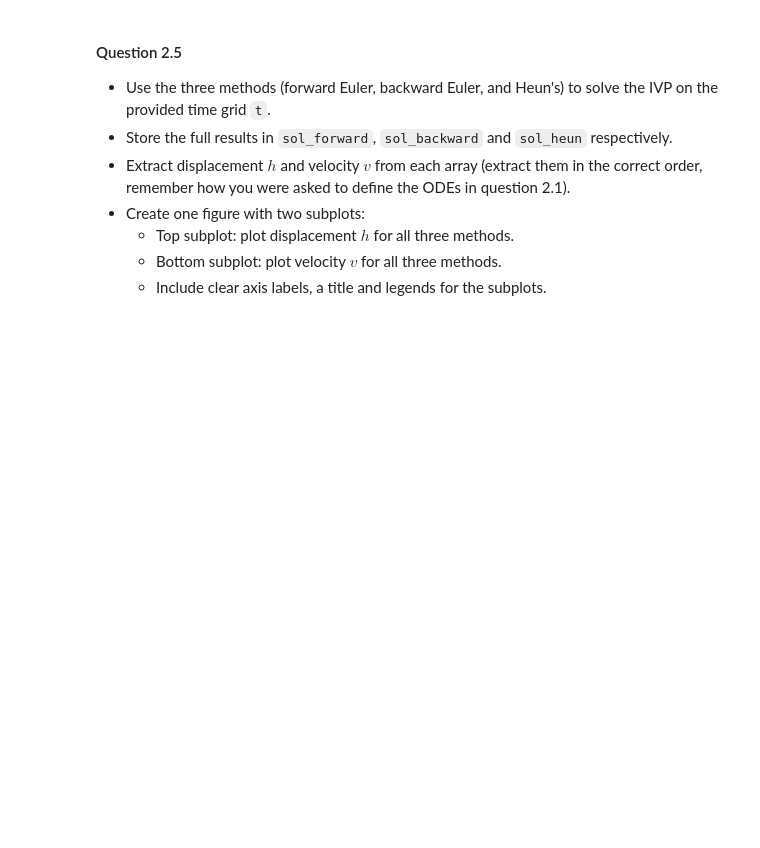
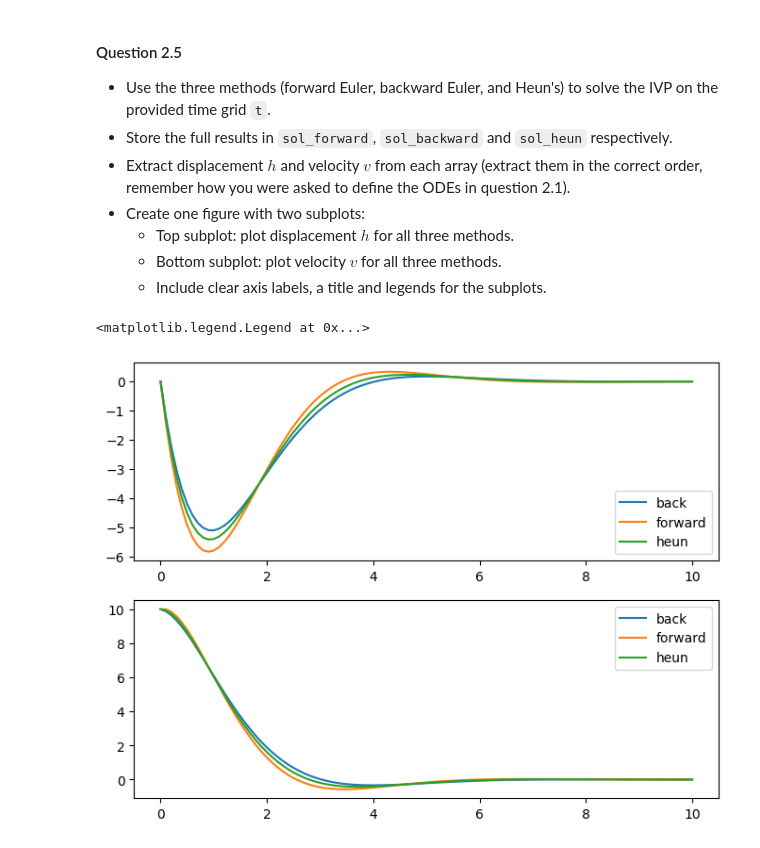
Before and after one commit to Xikiee/computational_practicum, a Jupyter notebook: assignments/Assignment_Q1_L5.ipynb, the cells around one changed output. Drawn from its saved outputs; the diff is of its cells as text; code cells hidden in the pictures; blank space fills up the shorter version.

```diff
--- a/assignments/Assignment_Q1_L5.ipynb
+++ b/assignments/Assignment_Q1_L5.ipynb
@@ -707,15 +707,31 @@ q2_1_4 results: All test cases passed!
 # %%
 # Parameters
 t = np.linspace(0, 10, 101) # Time grid
 h0 = [0,10]
 
 # Solve using all methods
-sol_forward = ...
-sol_backward = ...
-sol_heun = ...
+sol_forward = forward_euler(ode,h0,t)
+sol_backward = backward_euler(ode,h0,t)
+sol_heun = heun(ode,h0,t)
 
 # Extract displacement and velocity
-...
+velocity_for, displacement_for = sol_forward
+velocity_back, displacement_back = sol_backward
+velocity_heun, displacement_heun = sol_heun
+
 
 # Create subplots
-...
+fig, axe = plt.subplots(2,1,figsize=(8,6))
+
+axe[0].plot(t, velocity_back, label = "back")
+axe[0].plot(t, velocity_for, label = "forward")
+axe[0].plot(t, velocity_heun, label = "heun")
+axe[0].legend()
+
+axe[1].plot(t, displacement_back, label = 'back')
+axe[1].plot(t,displacement_for, label= 'forward')
+axe[1].plot(t,displacement_heun, label = 'heun')
+axe[1].legend()
+# %% [output]
+<matplotlib.legend.Legend at 0x...>
+[figure, added]
```
